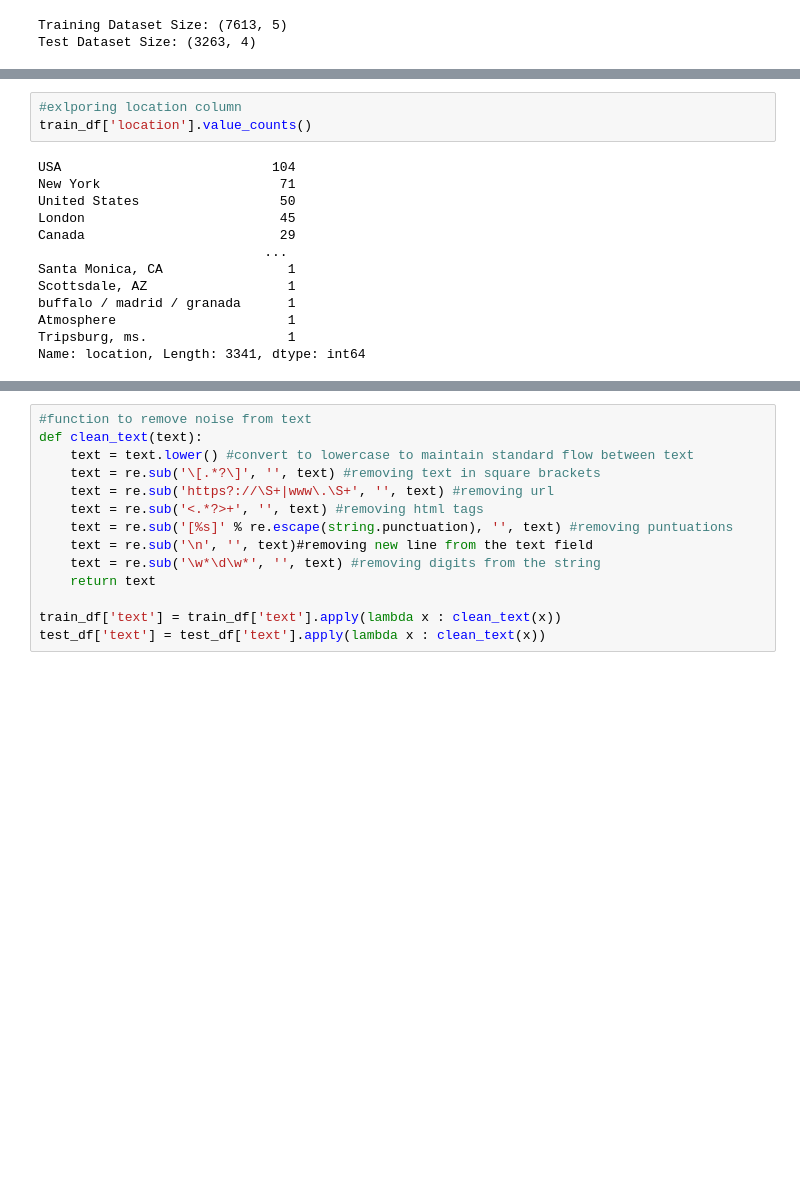
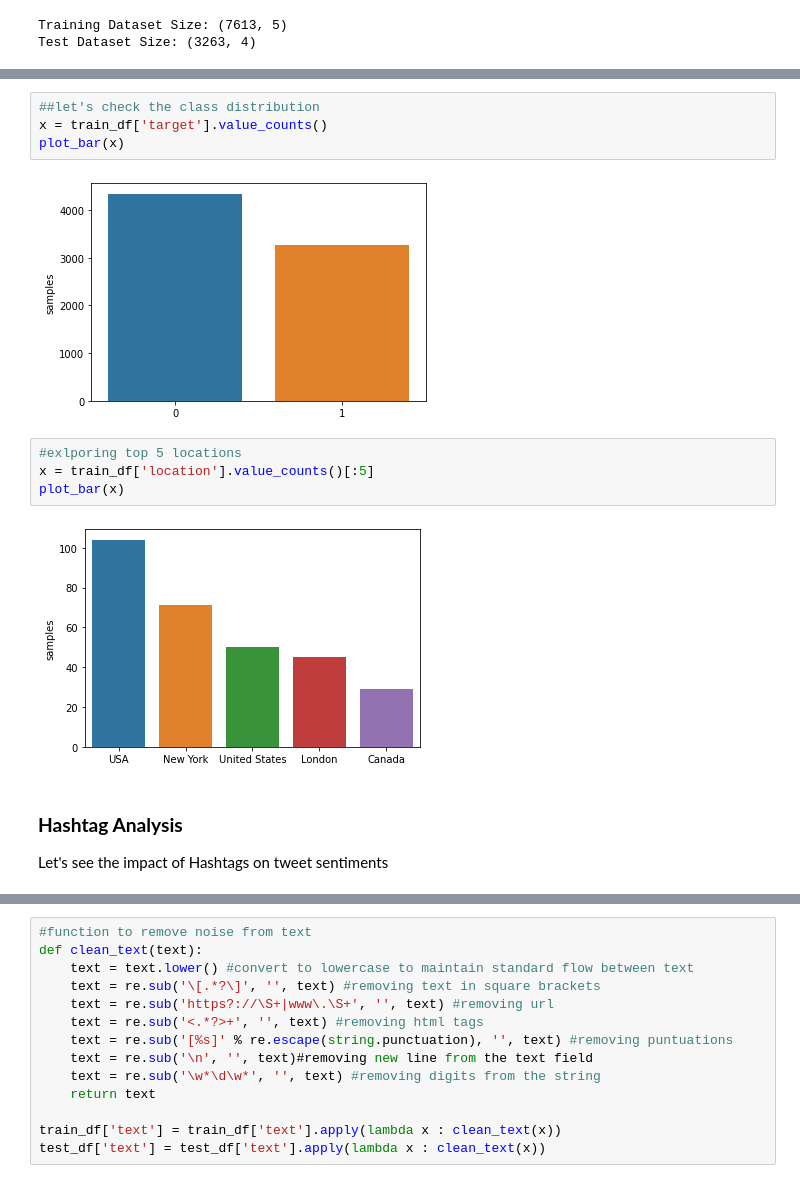
Before and after one commit to Sagar401/Natural_Language_Processing, a Jupyter notebook: Second_Report.ipynb, the cells around one changed output, grey strips where cells are left out. Cells and saved outputs as stored; diff of their text form; blank space fills up the shorter version.

```diff
--- a/Second_Report.ipynb
+++ b/Second_Report.ipynb
@@ -64,16 +70,15 @@ Name: target, dtype: int64
+# %%
+##let's check the class distribution
+x = train_df['target'].value_counts()
+plot_bar(x)
+# %% [output]
+[figure, added]
 # %%
-#exlporing location column
-train_df['location'].value_counts()
+#exlporing top 5 locations
+x = train_df['location'].value_counts()[:5]
+plot_bar(x)
 # %% [output]
-USA                           104
-New York                       71
-United States                  50
-London                         45
-Canada                         29
-                             ...
-Santa Monica, CA                1
-Scottsdale, AZ                  1
-buffalo / madrid / granada      1
-Atmosphere                      1
-Tripsburg, ms.                  1
-Name: location, Length: 3341, dtype: int64
+[figure, added]
+# %% [markdown]
+### **Hashtag Analysis**
+Let's see the impact of Hashtags on tweet sentiments
```
Also changed, not shown: parts of 66 cells of this notebook.
